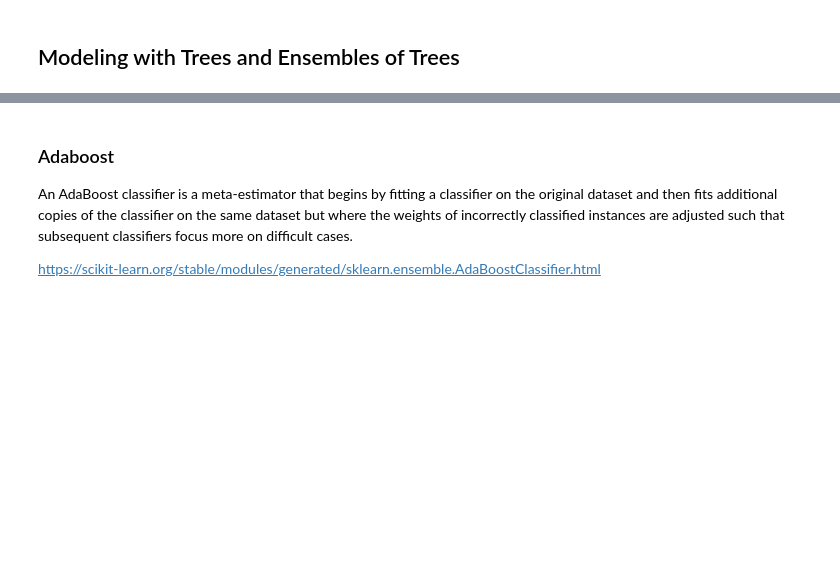
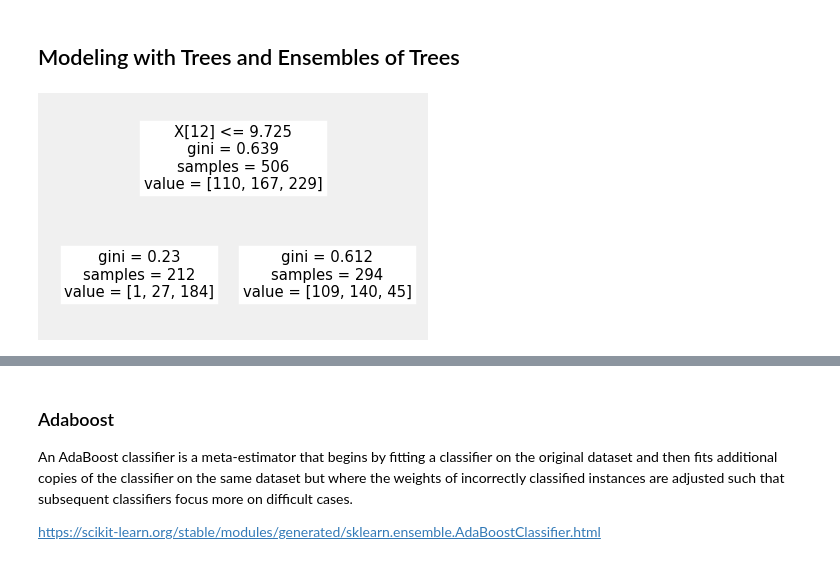
Before and after one commit to yngtodd/eleven, a Jupyter notebook: examples/notebooks/module_05_01_classification.ipynb, the cells around one changed output, grey strips where cells are left out. Cells and saved outputs as stored; diff of their text form; code cells hidden in the pictures; blank space fills up the shorter version.

Commit message:
Add visualization of the tree

```diff
--- a/examples/notebooks/module_05_01_classification.ipynb
+++ b/examples/notebooks/module_05_01_classification.ipynb
@@ -188,6 +191,10 @@ dt_stump = DecisionTreeClassifier(
 
 dt_stump.fit(X_df, y)
 dt_stump_err = 1.0 - dt_stump.score(x_test, y_test)
+# %%
+_ = tree.plot_tree(dt_stump)
+# %% [output]
+[figure, added]
 # %%
 # Adding greater depth to the tree
 dt = DecisionTreeClassifier(
```
Also changed, not shown: parts of 3 cells of this notebook.
